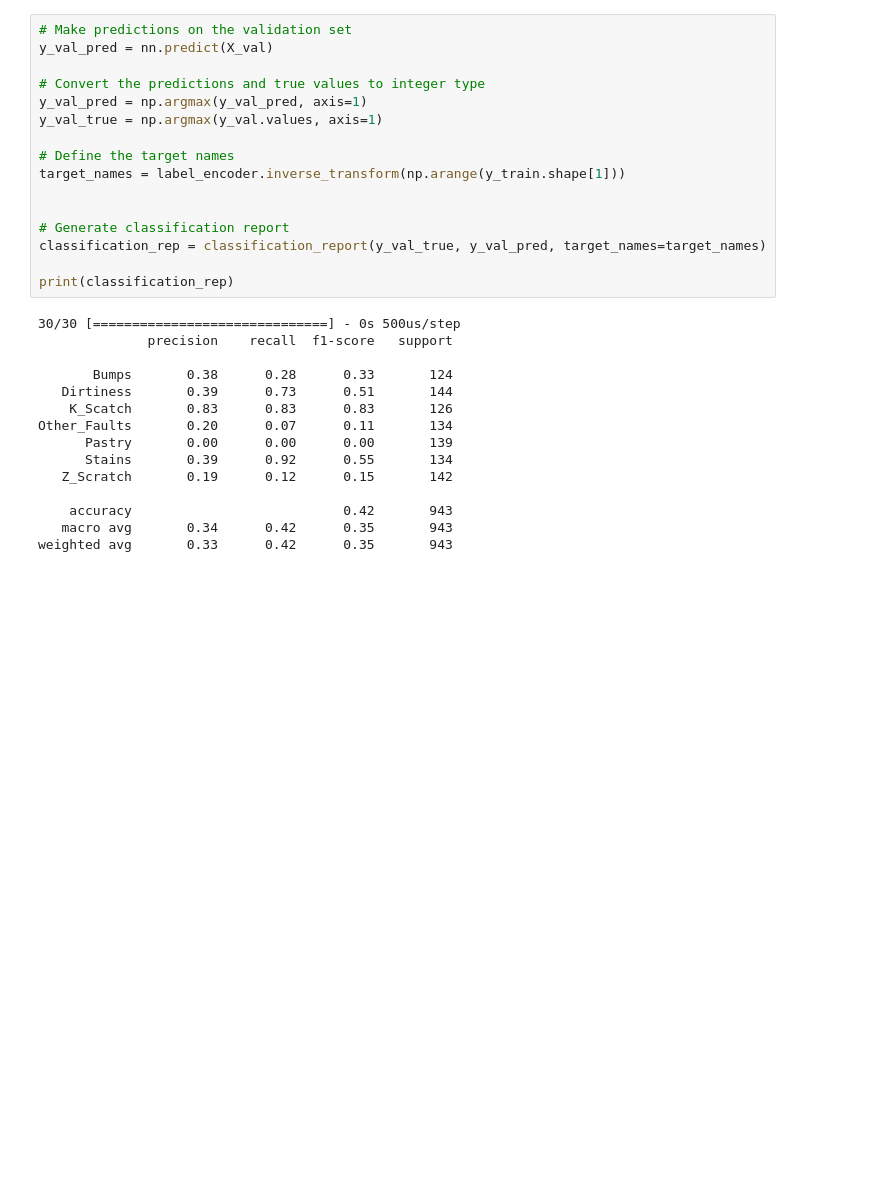
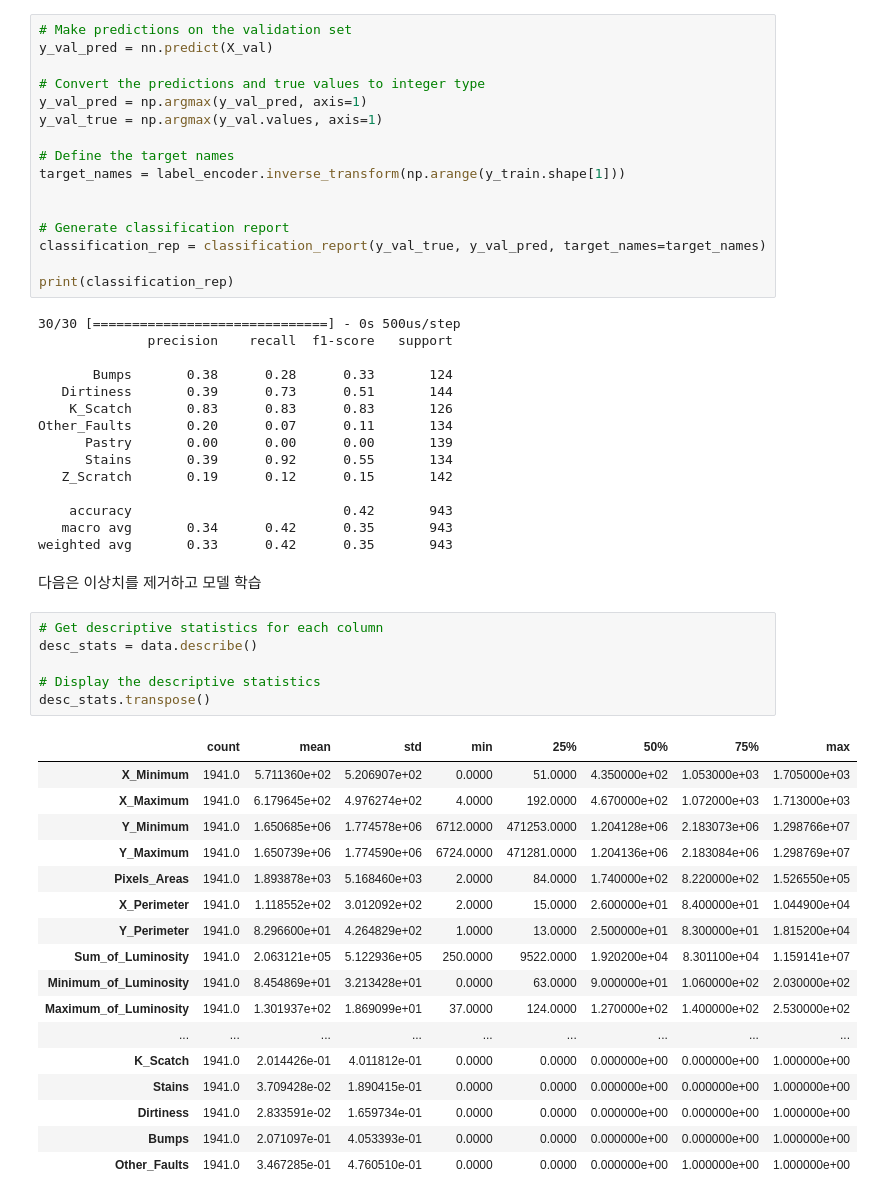
Before and after one commit to KHP95/AIB_TP1, a Jupyter notebook: muti_classification_2.ipynb, the cells around one changed output. Saved outputs shown, nothing was run; the diff lists cells and outputs as text; blank space fills up the shorter version.

```diff
--- a/muti_classification_2.ipynb
+++ b/muti_classification_2.ipynb
@@ -324,3 +324,29 @@ Other_Faults       0.20      0.07      0.11       134
     accuracy                           0.42       943
    macro avg       0.34      0.42      0.35       943
 weighted avg       0.33      0.42      0.35       943
+# %% [markdown]
+다음은 이상치를 제거하고 모델 학습
+# %%
+# Get descriptive statistics for each column
+desc_stats = data.describe()
+
+# Display the descriptive statistics
+desc_stats.transpose()
+# %% [output]
+|  | count | mean | std | min | 25% | 50% | 75% | max |
+| X_Minimum | 1941.0 | 5.711360e+02 | 5.206907e+02 | 0.0000 | 51.0000 | 4.350000e+02 | 1.053000e+03 | 1.705000e+03 |
+| X_Maximum | 1941.0 | 6.179645e+02 | 4.976274e+02 | 4.0000 | 192.0000 | 4.670000e+02 | 1.072000e+03 | 1.713000e+03 |
+| Y_Minimum | 1941.0 | 1.650685e+06 | 1.774578e+06 | 6712.0000 | 471253.0000 | 1.204128e+06 | 2.183073e+06 | 1.298766e+07 |
+| Y_Maximum | 1941.0 | 1.650739e+06 | 1.774590e+06 | 6724.0000 | 471281.0000 | 1.204136e+06 | 2.183084e+06 | 1.298769e+07 |
+| Pixels_Areas | 1941.0 | 1.893878e+03 | 5.168460e+03 | 2.0000 | 84.0000 | 1.740000e+02 | 8.220000e+02 | 1.526550e+05 |
+| X_Perimeter | 1941.0 | 1.118552e+02 | 3.012092e+02 | 2.0000 | 15.0000 | 2.600000e+01 | 8.400000e+01 | 1.044900e+04 |
+| Y_Perimeter | 1941.0 | 8.296600e+01 | 4.264829e+02 | 1.0000 | 13.0000 | 2.500000e+01 | 8.300000e+01 | 1.815200e+04 |
+| Sum_of_Luminosity | 1941.0 | 2.063121e+05 | 5.122936e+05 | 250.0000 | 9522.0000 | 1.920200e+04 | 8.301100e+04 | 1.159141e+07 |
+| Minimum_of_Luminosity | 1941.0 | 8.454869e+01 | 3.213428e+01 | 0.0000 | 63.0000 | 9.000000e+01 | 1.060000e+02 | 2.030000e+02 |
+| Maximum_of_Luminosity | 1941.0 | 1.301937e+02 | 1.869099e+01 | 37.0000 | 124.0000 | 1.270000e+02 | 1.400000e+02 | 2.530000e+02 |
+| ... | ... | ... | ... | ... | ... | ... | ... | ... |
+| K_Scatch | 1941.0 | 2.014426e-01 | 4.011812e-01 | 0.0000 | 0.0000 | 0.000000e+00 | 0.000000e+00 | 1.000000e+00 |
+| Stains | 1941.0 | 3.709428e-02 | 1.890415e-01 | 0.0000 | 0.0000 | 0.000000e+00 | 0.000000e+00 | 1.000000e+00 |
+| Dirtiness | 1941.0 | 2.833591e-02 | 1.659734e-01 | 0.0000 | 0.0000 | 0.000000e+00 | 0.000000e+00 | 1.000000e+00 |
+| Bumps | 1941.0 | 2.071097e-01 | 4.053393e-01 | 0.0000 | 0.0000 | 0.000000e+00 | 0.000000e+00 | 1.000000e+00 |
+| Other_Faults | 1941.0 | 3.467285e-01 | 4.760510e-01 | 0.0000 | 0.0000 | 0.000000e+00 | 1.000000e+00 | 1.000000e+00 |
```
Also changed, not shown: parts of 8 cells of this notebook.
